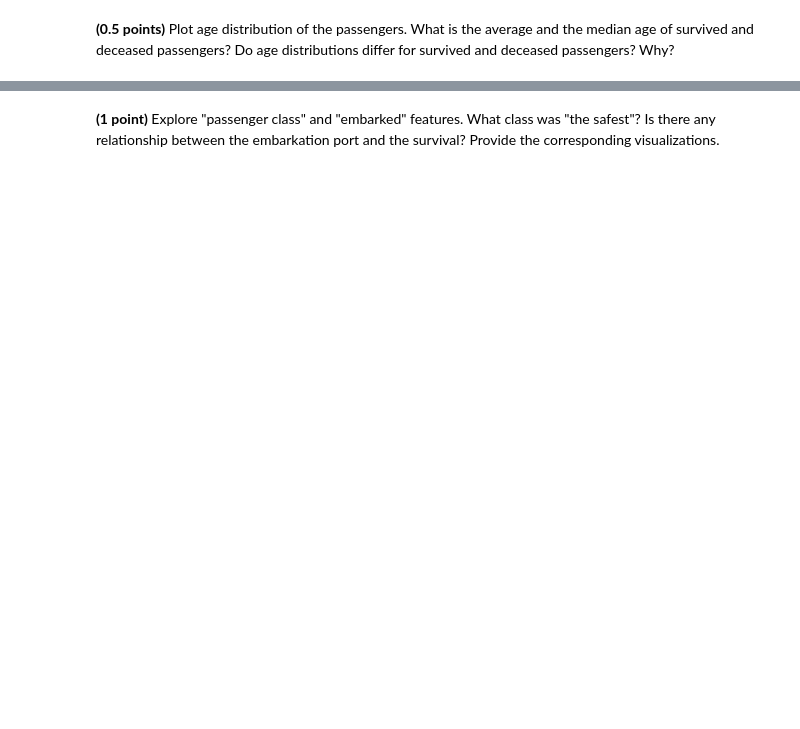
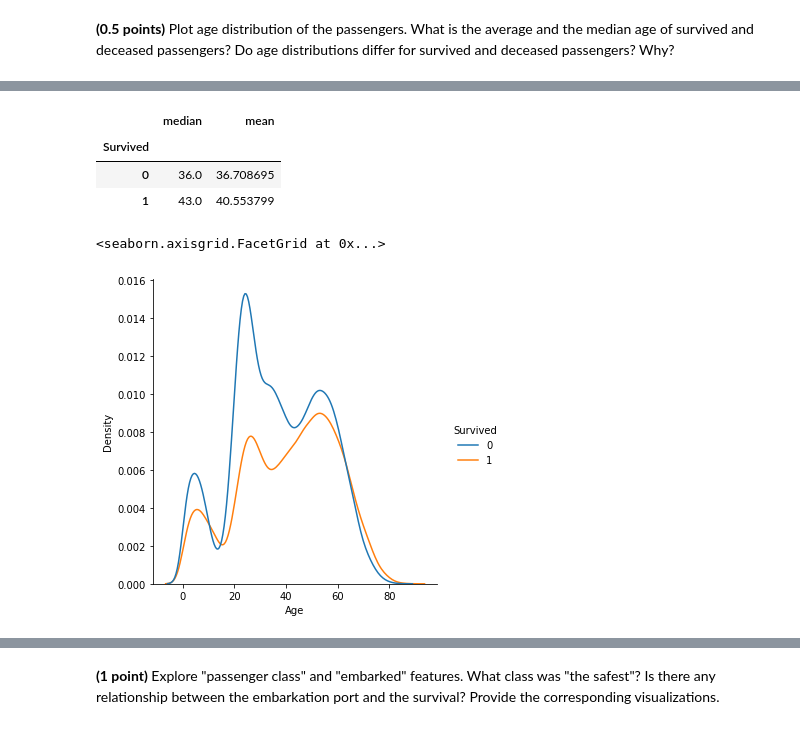
Before and after one commit to LaSegadora/rsschool_5_classification_linear_knn, a Jupyter notebook: hw_classification.ipynb, the cells around one changed output, grey strips where cells are left out. Saved outputs shown, nothing was run; the diff lists cells and outputs as text; code cells hidden in the pictures; blank space fills up the shorter version.

```diff
--- a/hw_classification.ipynb
+++ b/hw_classification.ipynb
@@ -585,0 +640,14 @@ data.head()
+# %%
+# медиана и среднее возраста в зависимости от выживаемости
+data.groupby('Survived')['Age'].agg(('median','mean'))
+# %% [output]
+|  | median | mean |
+| Survived |  |  |
+| 0 | 36.0 | 36.708695 |
+| 1 | 43.0 | 40.553799 |
+# %%
+# распределение возраста в зависимости от выживаемости
+sns.displot(data=data,x='Age',hue='Survived',kind='kde')
+# %% [output]
+<seaborn.axisgrid.FacetGrid at 0x...>
+[figure, added]
```
Also changed, not shown: parts of 31 cells of this notebook, 1 other file.
